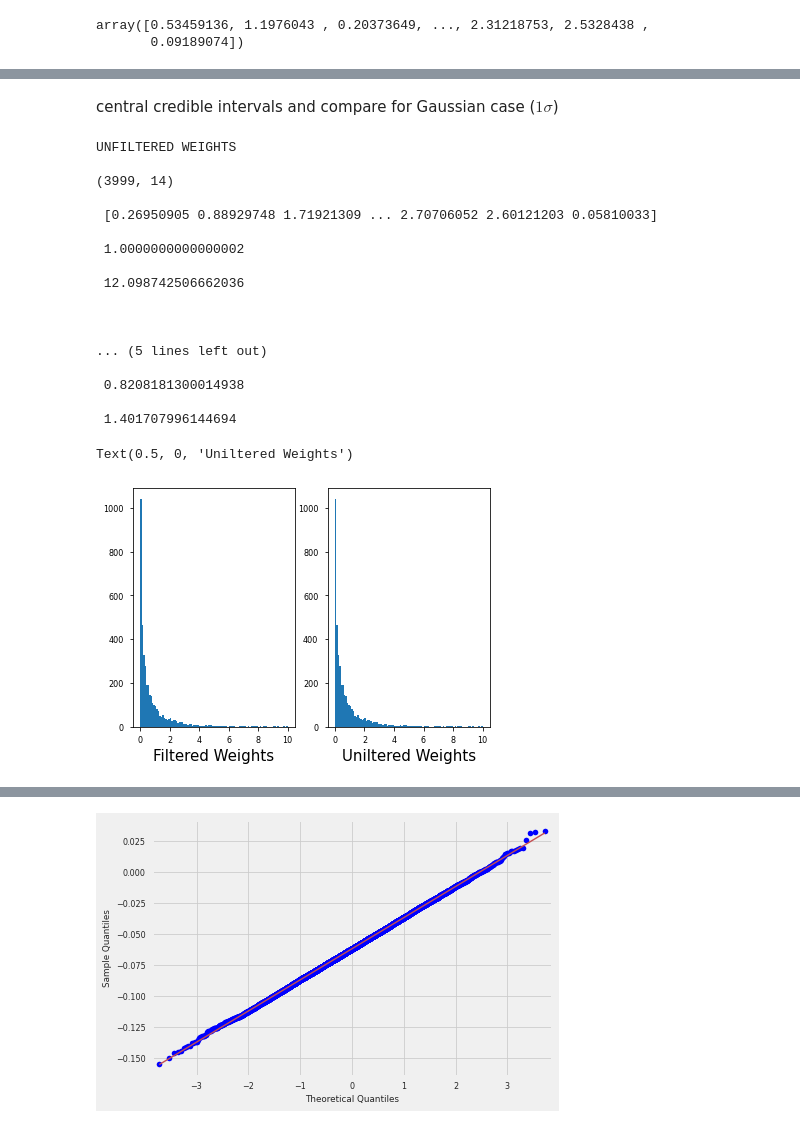
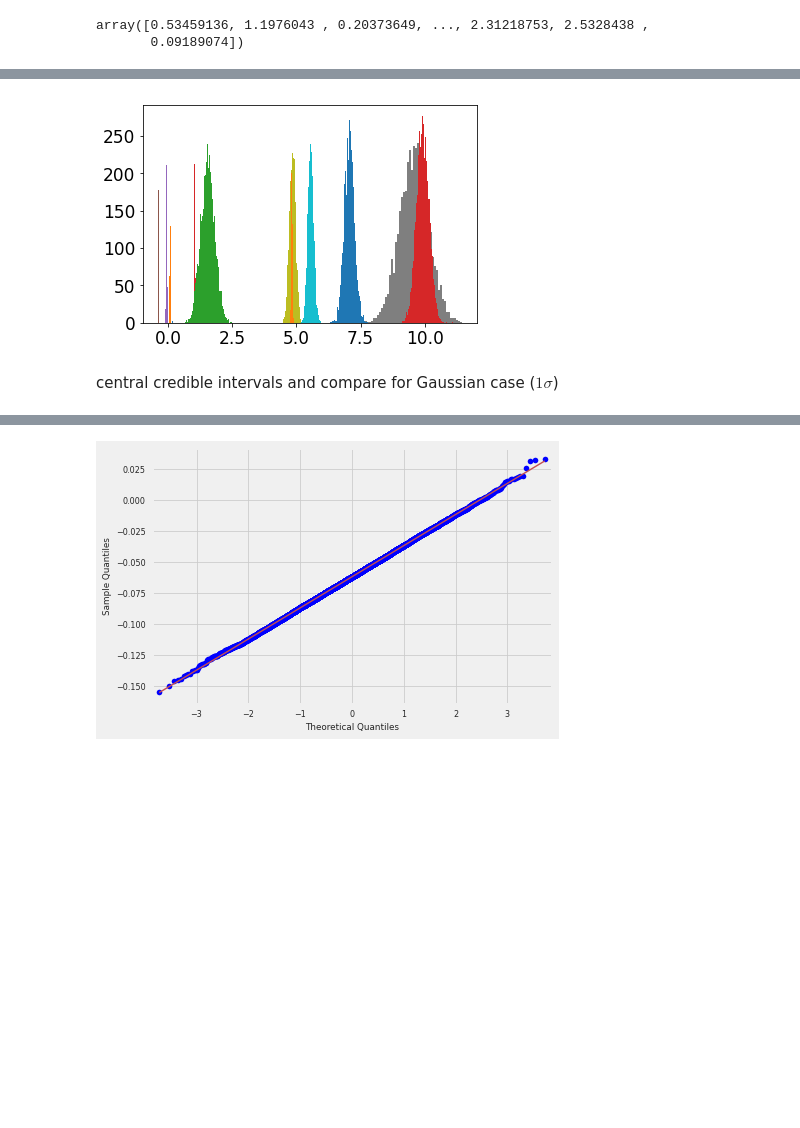
Before and after one commit to AliAlkadhim/PDF_Uncertainty, a Jupyter notebook: master_version/local/ALL_DATA_5k/reweighting.ipynb, the cells around one changed output, grey strips where cells are left out. Drawn from its saved outputs; the diff is of its cells as text; code cells hidden in the pictures; blank space fills up the shorter version.

```diff
--- a/master_version/local/ALL_DATA_5k/reweighting.ipynb
+++ b/master_version/local/ALL_DATA_5k/reweighting.ipynb
@@ -703,42 +664,18 @@ plt.show()
+# %%
+hists_unweighted=[]; hists_weighted = []
+bins_unweighted=[]; bins_weighted=[]
+for i in range(14):
+    hist, bins, pathces = plt.hist(MVN_4000_MASTER[:,i].flatten(), bins=50)
+    hists_unweighted.append(hist)
+    bins_unweighted.append(bins)
+#     axes[i,0].hist(MVN_4000_MASTER[:,i].flatten(), bins=50, color = 'r', alpha=0.4,label='Gaussian')
+#     axes[i,0].hist(np.array(list_of_tuples[i][0]), weights=np.array(list_of_tuples[i][1]), bins=50, color = 'g',alpha=0.3, label='Reweighted')
+    #axes[i,1].set(title=titles[i] + ' Weighted', xlabel='value')
+#     axes[i,0].set_title(titles[i] )
+#     axes[i,0].set_xlabel('value')
+#     axes[i,0].set_ylim(0,320)
+#     axes[i,0].legend(
+# %% [output]
+[figure, added]
 # %% [markdown]
 central credible intervals and compare for Gaussian case ($1\sigma$)
-# %%
-filtered_weights=[]
-for i in range(14):
-    #mean weight for parameter i
-    mean_weight_i = np.mean(weights[:,i])
-    std_weight_i = np.std(weights[:,i])
-    final_list = [x for x in weights[:,i] if (x > mean_weight_i - 4 * std_weight_i)]
-    final_list = [x for x in final_list if (x < mean_weight_i + 4 * std_weight_i)]
-    filtered_weights.append(np.array(final_list))
-
-filtered_weights_ = [np.array(x) for x in filtered_weights]
-print('UNFILTERED WEIGHTS\n')
-print(weights.shape, '\n\n', weights[:,0], '\n\n', weights[:,0].mean(), '\n\n', weights[:,0].std())
-print('\n \n\n FILTERED WEIGHTS\n')
-print(np.array(filtered_weights_).shape, '\n\n', filtered_weights_[0], '\n\n', filtered_weights_[0].mean(), '\n\n', filtered_weights_[0].std())
-fig, ax = plt.subplots(1, 2)
-ax[0].hist(filtered_weights_[0], bins=100, range=(0,10))
-ax[0].set_xlabel('Filtered Weights', fontsize=15)
-ax[1].hist(weights[:,0], bins=100, range=(0,10))
-ax[1].set_xlabel('Uniltered Weights', fontsize=15)
-# %% [output]
-UNFILTERED WEIGHTS
-
-(3999, 14)
-
- [0.26950905 0.88929748 1.71921309 ... 2.70706052 2.60121203 0.05810033]
-
- 1.0000000000000002
-
- 12.098742506662036
-
-
-
-... (5 lines left out)
-
- 0.8208181300014938
-
- 1.401707996144694
-Text(0.5, 0, 'Uniltered Weights')
-[figure, removed]
```
Also changed, not shown: parts of 46 cells of this notebook, 8 other files.
